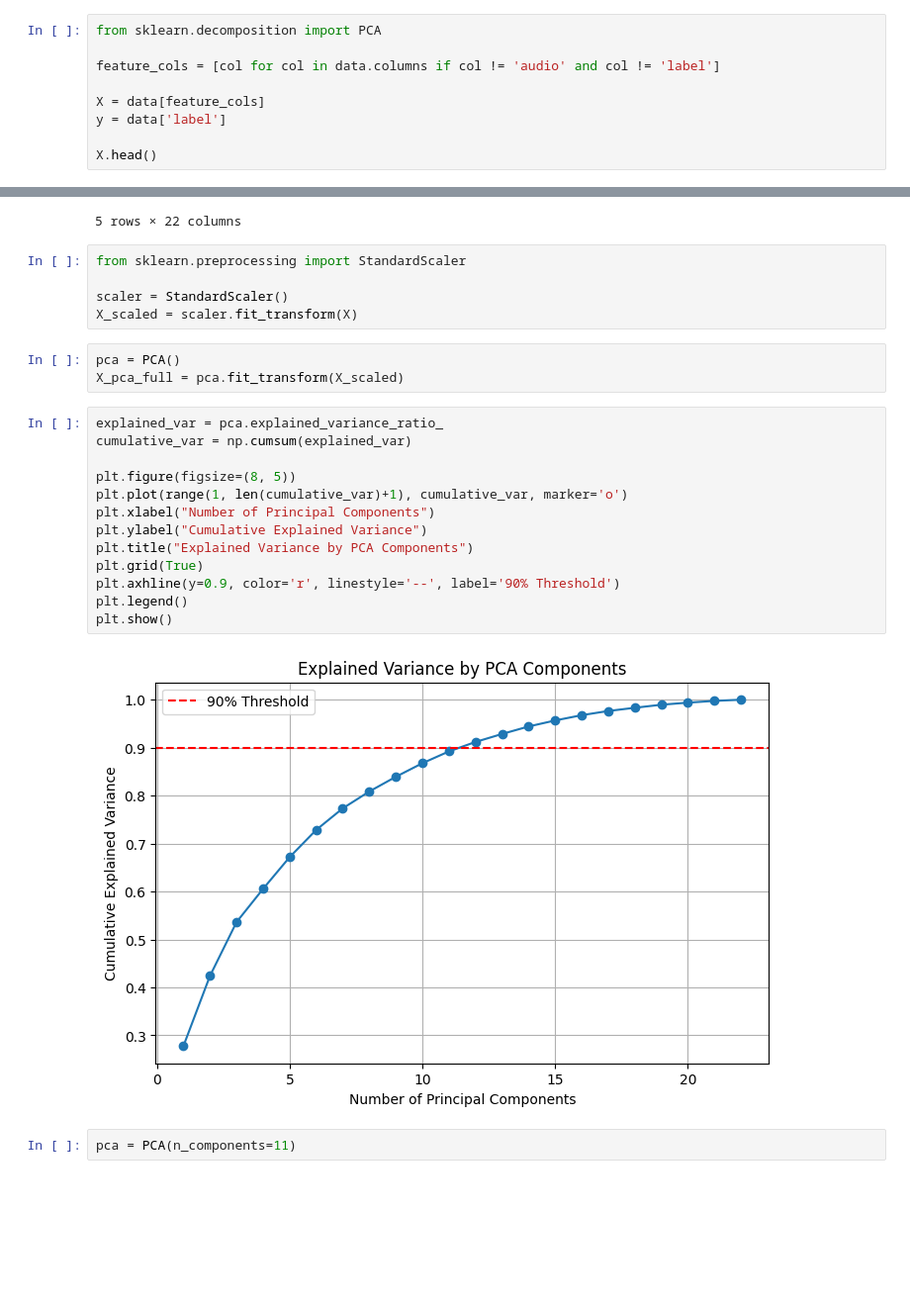
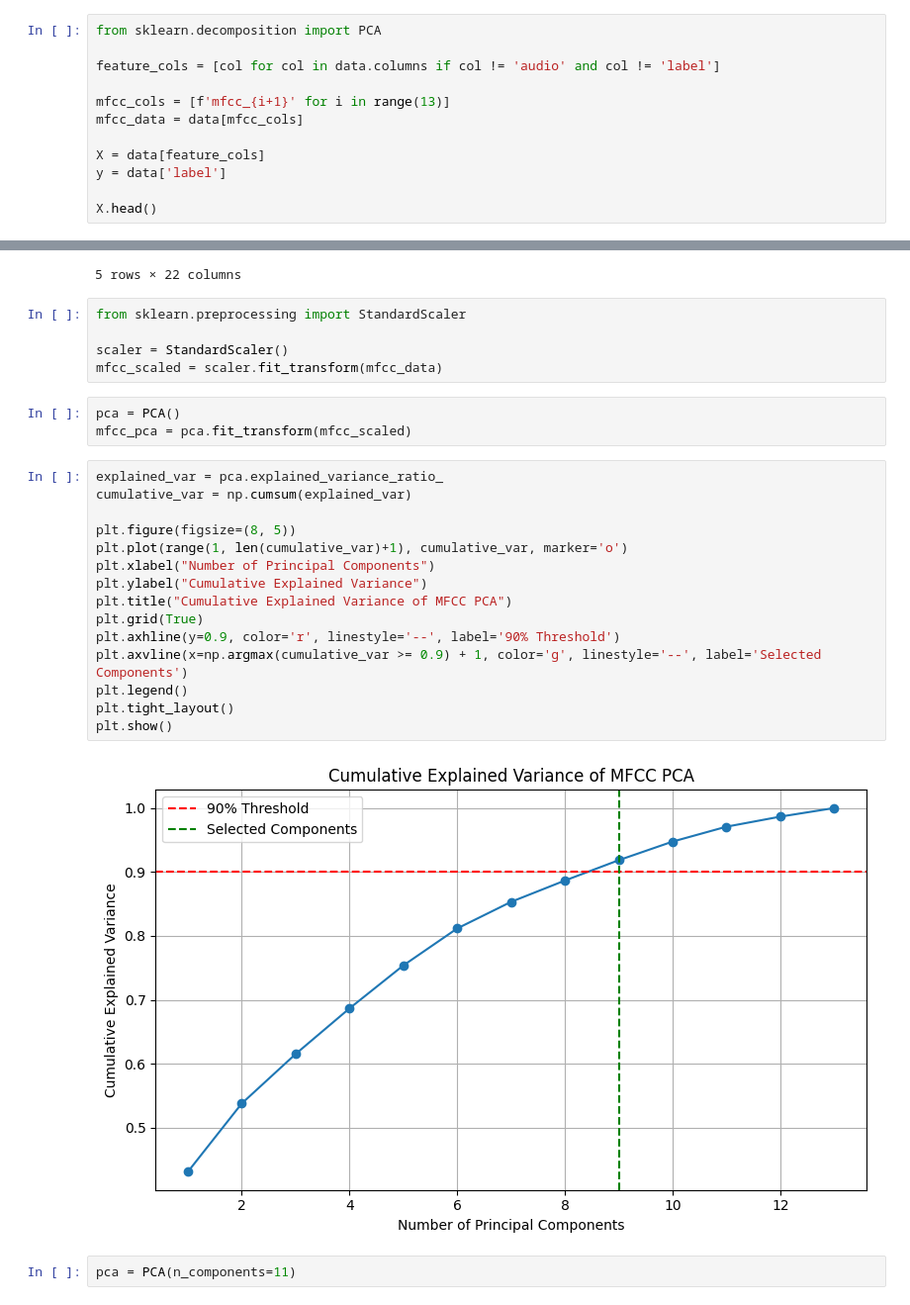
Before and after one commit to omei-Lab/UrbanSound8k-with-ML, a Jupyter notebook: src/PCA.ipynb, the cells around one changed output, grey strips where cells are left out. Shown at 99% size. Saved outputs shown, nothing was run; the diff lists cells and outputs as text; blank space fills up the shorter version.

```diff
--- a/src/PCA.ipynb
+++ b/src/PCA.ipynb
@@ -26,6 +26,9 @@ from sklearn.decomposition import PCA
 
 feature_cols = [col for col in data.columns if col != 'audio' and col != 'label']
 
+mfcc_cols = [f'mfcc_{i+1}' for i in range(13)]
+mfcc_data = data[mfcc_cols]
+
 X = data[feature_cols]
 y = data['label']
 
@@ -42,25 +45,27 @@ X.head()
 from sklearn.preprocessing import StandardScaler
 
 scaler = StandardScaler()
-X_scaled = scaler.fit_transform(X)
+mfcc_scaled = scaler.fit_transform(mfcc_data)
 # %%
 pca = PCA()
-X_pca_full = pca.fit_transform(X_scaled)
+mfcc_pca = pca.fit_transform(mfcc_scaled)
 # %%
 explained_var = pca.explained_variance_ratio_
 cumulative_var = np.cumsum(explained_var)
 
 plt.figure(figsize=(8, 5))
 plt.plot(range(1, len(cumulative_var)+1), cumulative_var, marker='o')
 plt.xlabel("Number of Principal Components")
 plt.ylabel("Cumulative Explained Variance")
-plt.title("Explained Variance by PCA Components")
+plt.title("Cumulative Explained Variance of MFCC PCA")
 plt.grid(True)
 plt.axhline(y=0.9, color='r', linestyle='--', label='90% Threshold')
+plt.axvline(x=np.argmax(cumulative_var >= 0.9) + 1, color='g', linestyle='--', label='Selected Components')
 plt.legend()
+plt.tight_layout()
 plt.show()
 # %% [output]
-[figure, old version]
+[figure, new version]
 # %%
 pca = PCA(n_components=11)
 # %%
```
Also changed, not shown: parts of 2 cells of this notebook, 1 other file.
